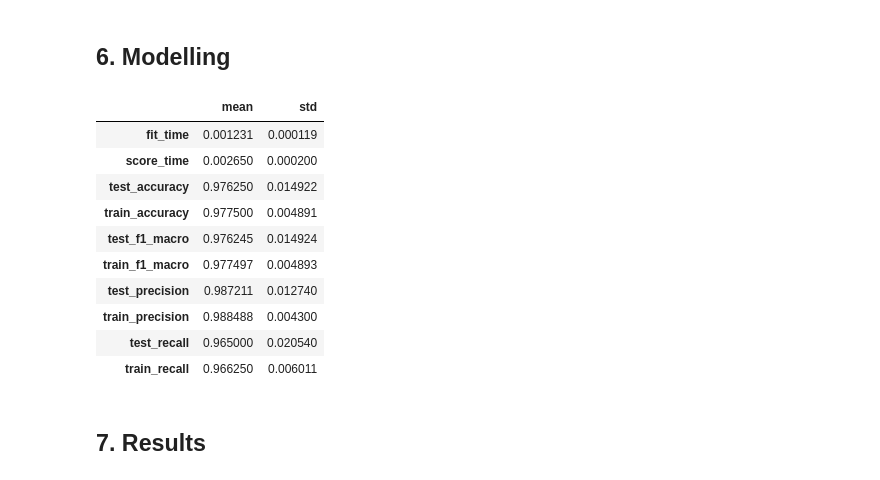
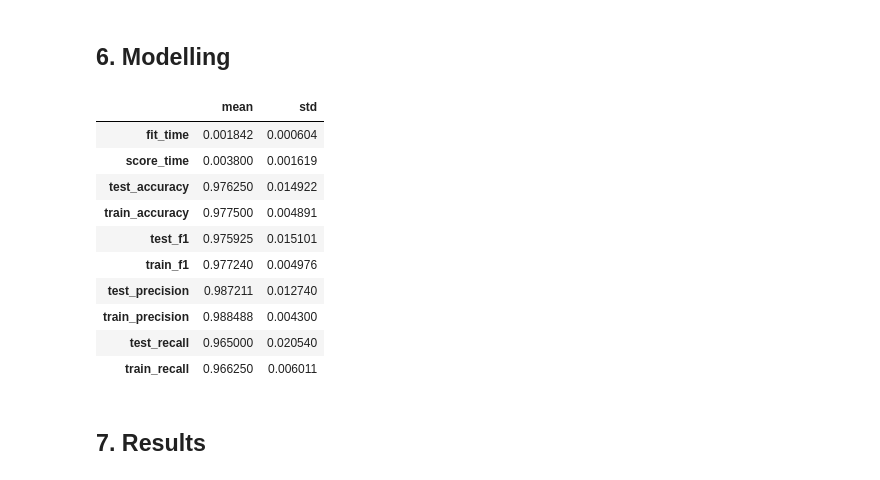
Before and after one commit to Ri-Dearg/aiml-labs, a Jupyter notebook: lab5.ipynb, the cells around one changed output. Drawn from its saved outputs; the diff is of its cells as text; code cells hidden in the pictures.

```diff
--- a/lab5.ipynb
+++ b/lab5.ipynb
@@ -189,30 +185,29 @@ scaler = StandardScaler()
 X_train_scaled = scaler.fit_transform(X_train)
 X_test_scaled = scaler.transform(X_test)
 # %%
-# Max iterations increased due to warning about convergence.
-model = LogisticRegression(random_state=37, max_iter=300)
+model = LogisticRegression(random_state=37)
 
 # Run cross validation to evaluate on the training set.
 cv = StratifiedKFold(n_splits=5, shuffle=True, random_state=37)
 cv_results = cross_validate(
     model,
     X_train_scaled,
     y_train,
     cv=cv,
-    scoring=('accuracy', 'f1_macro', 'precision', 'recall'),
+    scoring=('accuracy', 'f1', 'precision', 'recall'),
     return_train_score=True,
 )
 
 # results produce high accuracy, fine to use as the dataset is balanced.
 pd.DataFrame(cv_results).agg(['mean', 'std']).T
 # %% [output]
 |  | mean | std |
-| fit_time | 0.001231 | 0.000119 |
-| score_time | 0.002650 | 0.000200 |
+| fit_time | 0.001842 | 0.000604 |
+| score_time | 0.003800 | 0.001619 |
 | test_accuracy | 0.976250 | 0.014922 |
 | train_accuracy | 0.977500 | 0.004891 |
-| test_f1_macro | 0.976245 | 0.014924 |
-| train_f1_macro | 0.977497 | 0.004893 |
+| test_f1 | 0.975925 | 0.015101 |
+| train_f1 | 0.977240 | 0.004976 |
 | test_precision | 0.987211 | 0.012740 |
 | train_precision | 0.988488 | 0.004300 |
 | test_recall | 0.965000 | 0.020540 |
```
Also changed, not shown: parts of 7 cells of this notebook.
